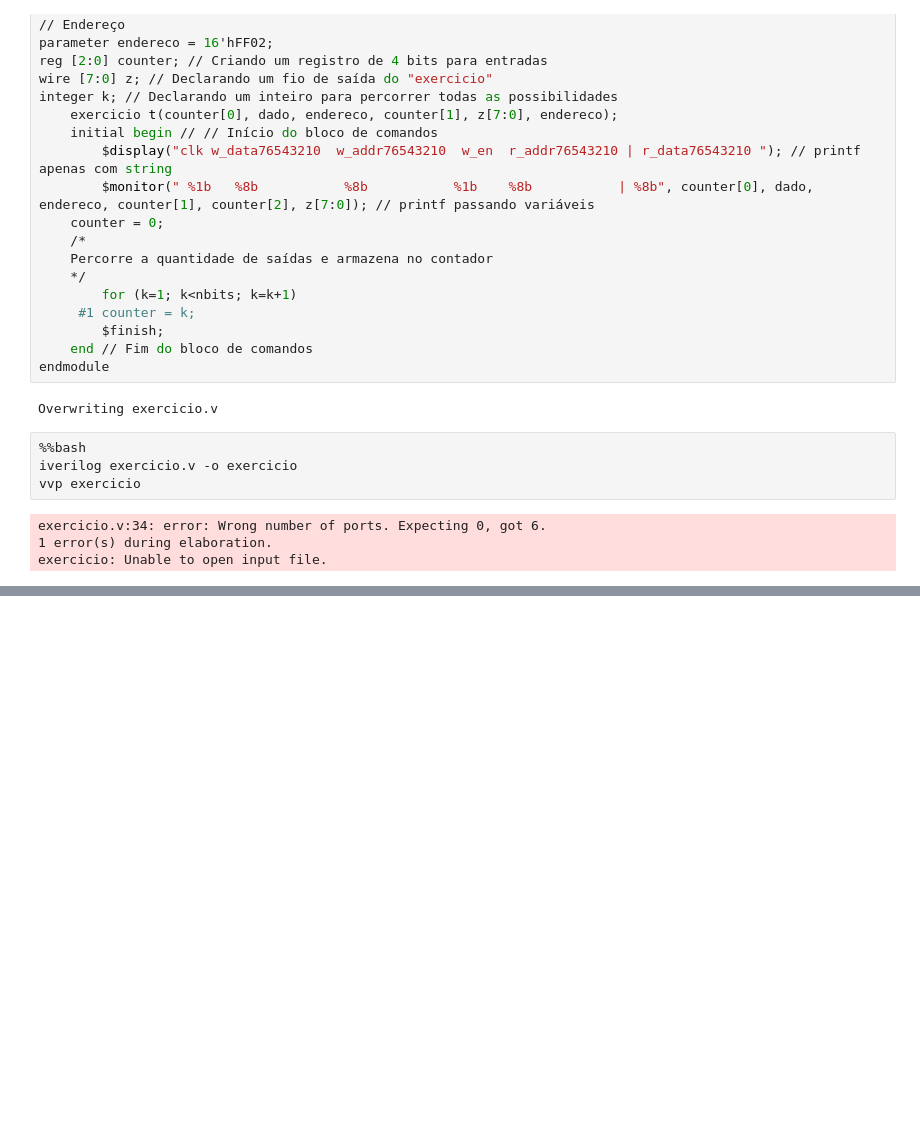
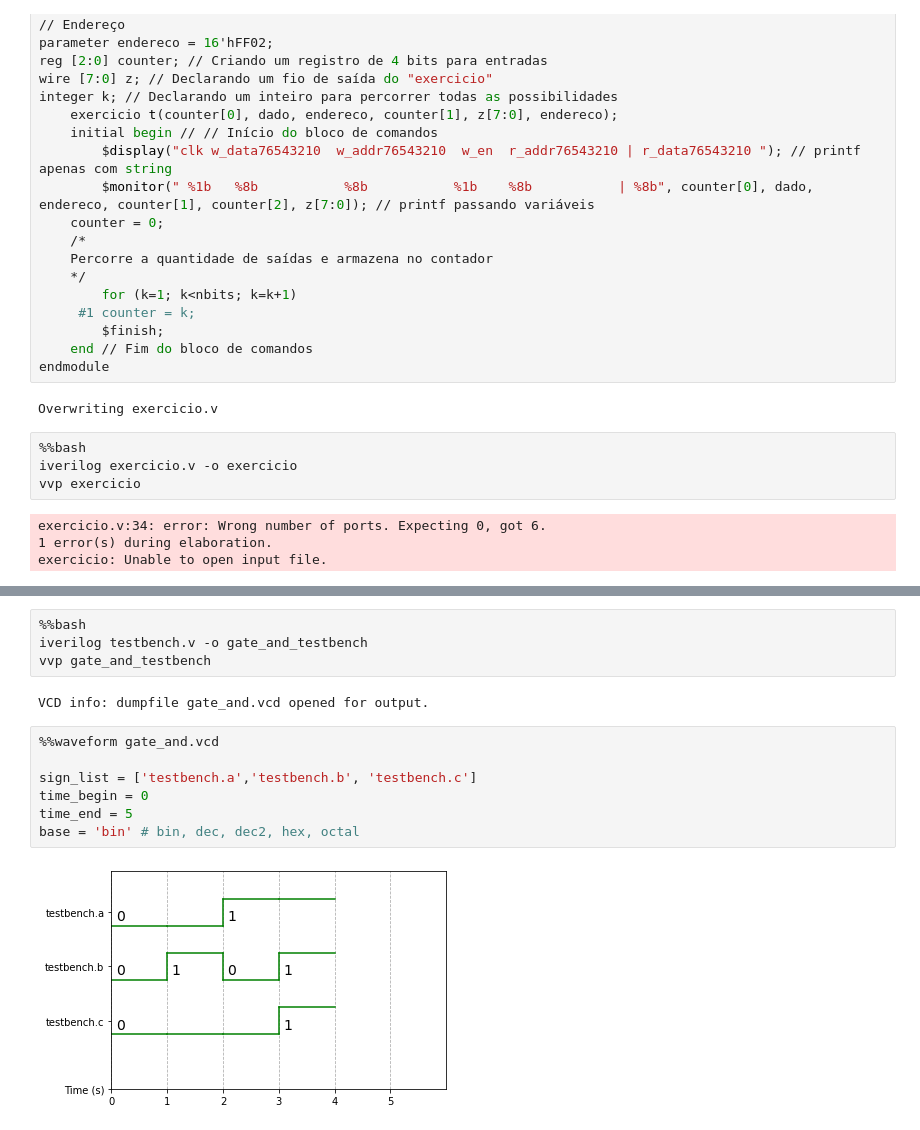
Before and after one commit to petrucior/verilog, a Jupyter notebook: verilog.ipynb, the cells around one changed output, grey strips where cells are left out. Cells and saved outputs as stored; diff of their text form; blank space fills up the shorter version.

Commit message:
Adicionando teste de circuitos descritos em verilog através do testbench

```diff
--- a/verilog.ipynb
+++ b/verilog.ipynb
@@ -2853,0 +2911,15 @@ exercicio: Unable to open input file.
+# %%
+%%bash
+iverilog testbench.v -o gate_and_testbench
+vvp gate_and_testbench
+# %% [output]
+VCD info: dumpfile gate_and.vcd opened for output.
+# %%
+%%waveform gate_and.vcd
+
+sign_list = ['testbench.a','testbench.b', 'testbench.c']
+time_begin = 0
+time_end = 5
+base = 'bin' # bin, dec, dec2, hex, octal
+# %% [output]
+[figure, added]
```
Also changed, not shown: parts of 4 cells of this notebook.
